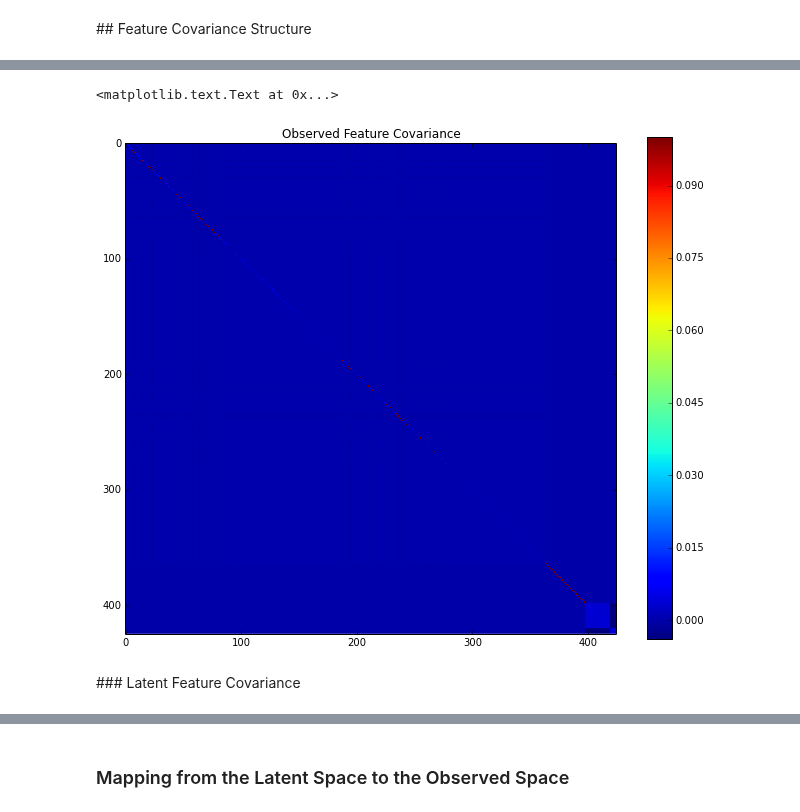
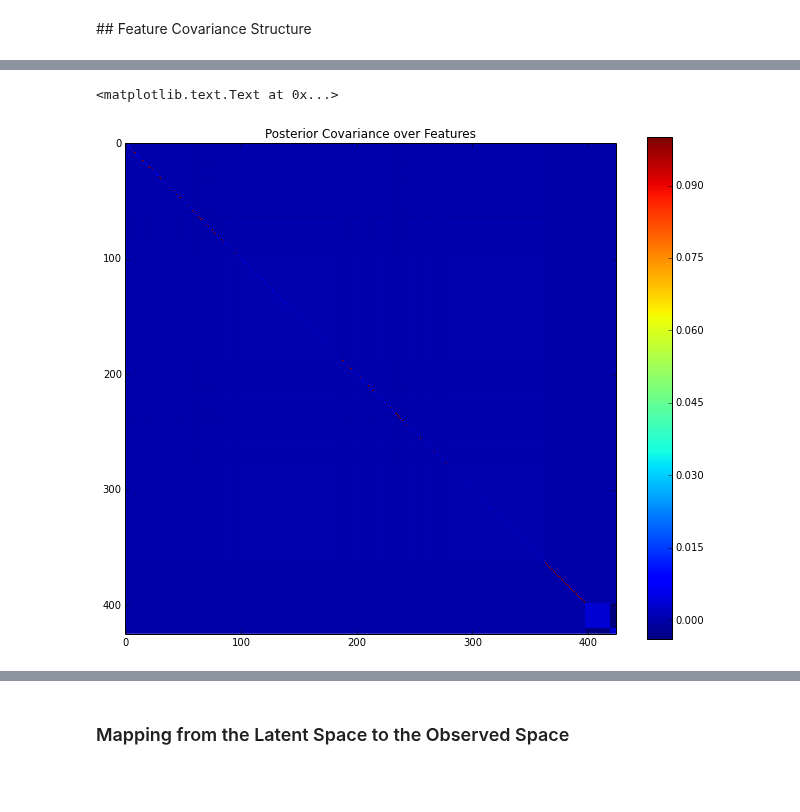
Before and after one commit to budgefeeney/sidetopics, a Jupyter notebook: src/notebooks/StmResultsSheet-Template.ipynb, the cells around one changed output, grey strips where cells are left out. Drawn from its saved outputs; the diff is of its cells as text; code cells hidden in the pictures; blank space fills up the shorter version.

```diff
--- a/src/notebooks/StmResultsSheet-Template.ipynb
+++ b/src/notebooks/StmResultsSheet-Template.ipynb
@@ -608,12 +622,10 @@ FilmCritHULK
 # %%
 fig, ax = plt.subplots(figsize=(11,9))
 
 im = plt.imshow(model[fold].R_A, interpolation="none")
 
 cb = fig.colorbar(im, ax=ax)
-ax.set_title("Observed Feature Covariance")
+ax.set_title("Posterior Covariance over Features")
 # %% [output]
 <matplotlib.text.Text at 0x...>
-[figure, old version]
+[figure, new version]
-# %% [markdown]
-### Latent Feature Covariance
```
Also changed, not shown: parts of 34 cells of this notebook.
